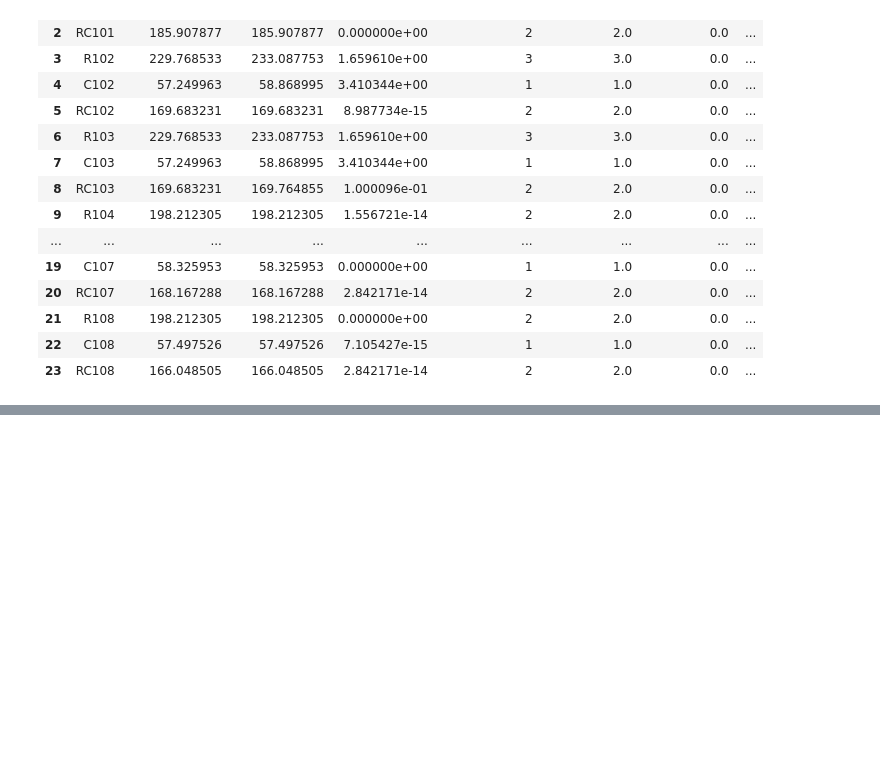
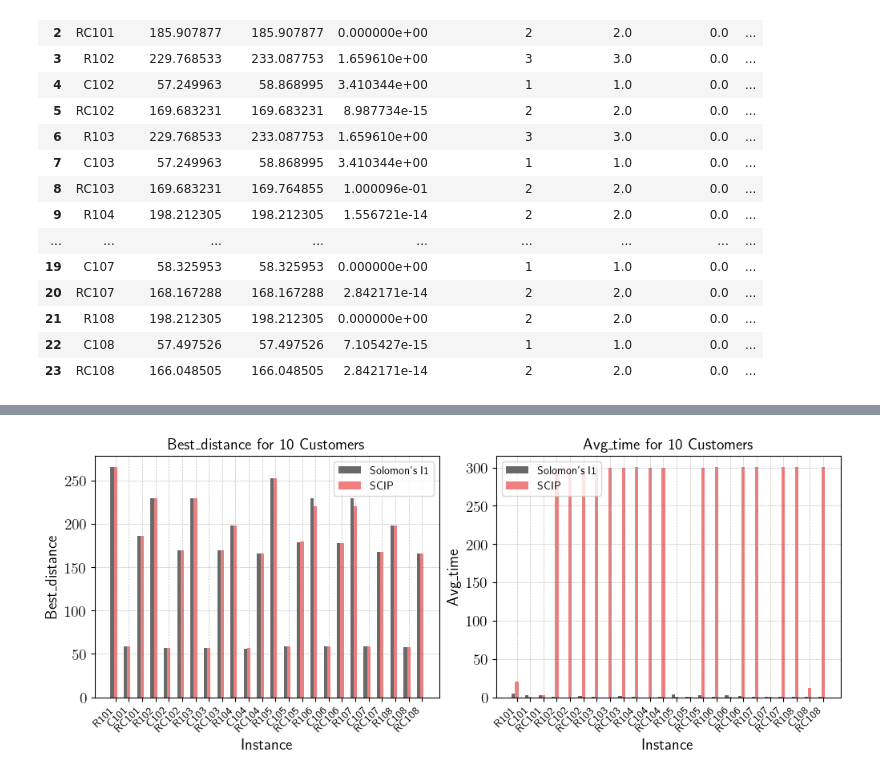
Before and after one commit to qlinhta/vrptw-psl, a Jupyter notebook: area51/viz.ipynb, the cells around one changed output, grey strips where cells are left out. Saved outputs shown, nothing was run; the diff lists cells and outputs as text; code cells hidden in the pictures; blank space fills up the shorter version.

Commit message:
Update :: --push --id: Solomon's I1 over 10 stops

```diff
--- a/area51/viz.ipynb
+++ b/area51/viz.ipynb
@@ -153,6 +153,7 @@ plot_box('avg_time', 'Average Time (s)')
 [figure]
 # %%
 solomon_10 = pd.read_csv('../results/solomon/slm_results_10.csv')
+exact_scip_10 = pd.read_csv('../results/exact_results_10.csv')
 # %%
 solomon_10
 # %% [output]
@@ -175,0 +197,23 @@ solomon_10
+# %%
+# Columns of exact file: 'file', 'customers', 'vehicles', 'objective', 'elapsed_time', 'running_time'
+rename_dict = {'file': 'file', 'customers': 'customers', 'vehicles': 'vehicles', 'objective': 'best_distance', 'elapsed_time': 'avg_time'}
+exact_scip_10 = exact_scip_10.rename(columns=rename_dict)
+solomon_10 = solomon_10.rename(columns=rename_dict)
+# %%
+fig, ax = plt.subplots(1, 2, figsize=(10, 4), constrained_layout=True)
+index = np.arange(len(solomon_10))
+bar_width = 0.25
+
+for i, metric in enumerate(['best_distance', 'avg_time']):
+    ax[i].bar(index, solomon_10[metric], bar_width, label='Solomon\'s I1', color='dimgray')
+    ax[i].bar(index + bar_width, exact_scip_10[metric], bar_width, label='SCIP', color='lightcoral')
+    ax[i].set_xlabel('Instance')
+    ax[i].set_ylabel(metric.capitalize())
+    ax[i].set_title(f'{metric.capitalize()} for 10 Customers')
+    ax[i].set_xticks(index + bar_width)
+    ax[i].set_xticklabels(solomon_10['file'], rotation=45, ha='right', fontsize=10)
+    ax[i].legend(fontsize=10)
+    ax[i].grid(linestyle='--', linewidth=0.5, color='grey', zorder=0, alpha=0.5)
+plt.show()
+# %% [output]
+[figure, added]
```
Also changed, not shown: parts of 1 cell of this notebook, 2 other files.
